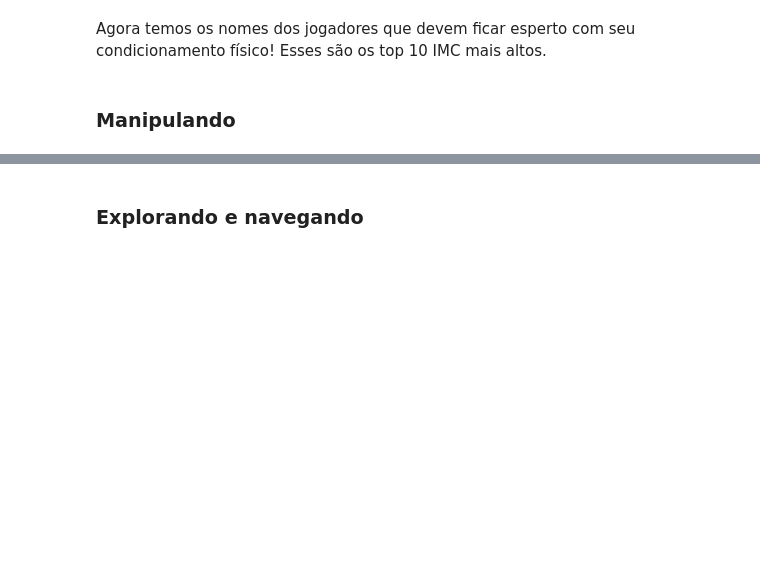
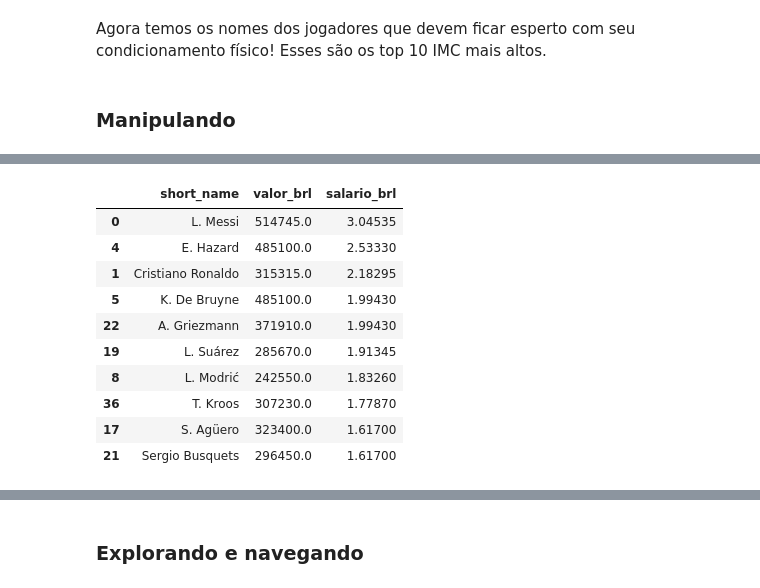
Before and after one commit to nailuz/hacking-fifa, a Jupyter notebook: fifa-analytics.ipynb, the cells around one changed output, grey strips where cells are left out. Drawn from its saved outputs; the diff is of its cells as text; code cells hidden in the pictures; blank space fills up the shorter version.

```diff
--- a/fifa-analytics.ipynb
+++ b/fifa-analytics.ipynb
@@ -227,0 +246,14 @@ Agora temos os nomes dos jogadores que devem ficar esperto com seu condicionamen
+# %%
+dataset[['short_name', 'valor_brl', 'salario_brl']].sort_values(by='salario_brl', ascending=False).head(10)
+# %% [output]
+|  | short_name | valor_brl | salario_brl |
+| 0 | L. Messi | 514745.0 | 3.04535 |
+| 4 | E. Hazard | 485100.0 | 2.53330 |
+| 1 | Cristiano Ronaldo | 315315.0 | 2.18295 |
+| 5 | K. De Bruyne | 485100.0 | 1.99430 |
+| 22 | A. Griezmann | 371910.0 | 1.99430 |
+| 19 | L. Suárez | 285670.0 | 1.91345 |
+| 8 | L. Modrić | 242550.0 | 1.83260 |
+| 36 | T. Kroos | 307230.0 | 1.77870 |
+| 17 | S. Agüero | 323400.0 | 1.61700 |
+| 21 | Sergio Busquets | 296450.0 | 1.61700 |
```
Also changed, not shown: parts of 4 cells of this notebook.
